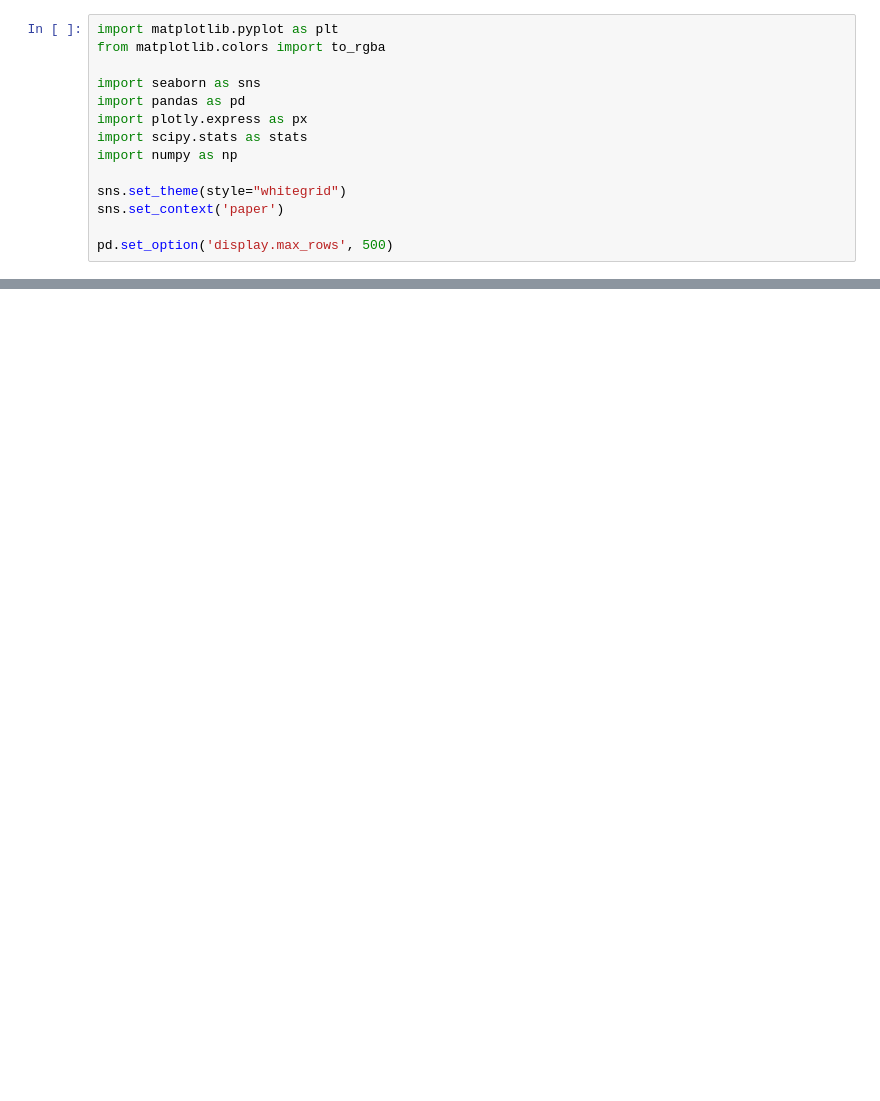
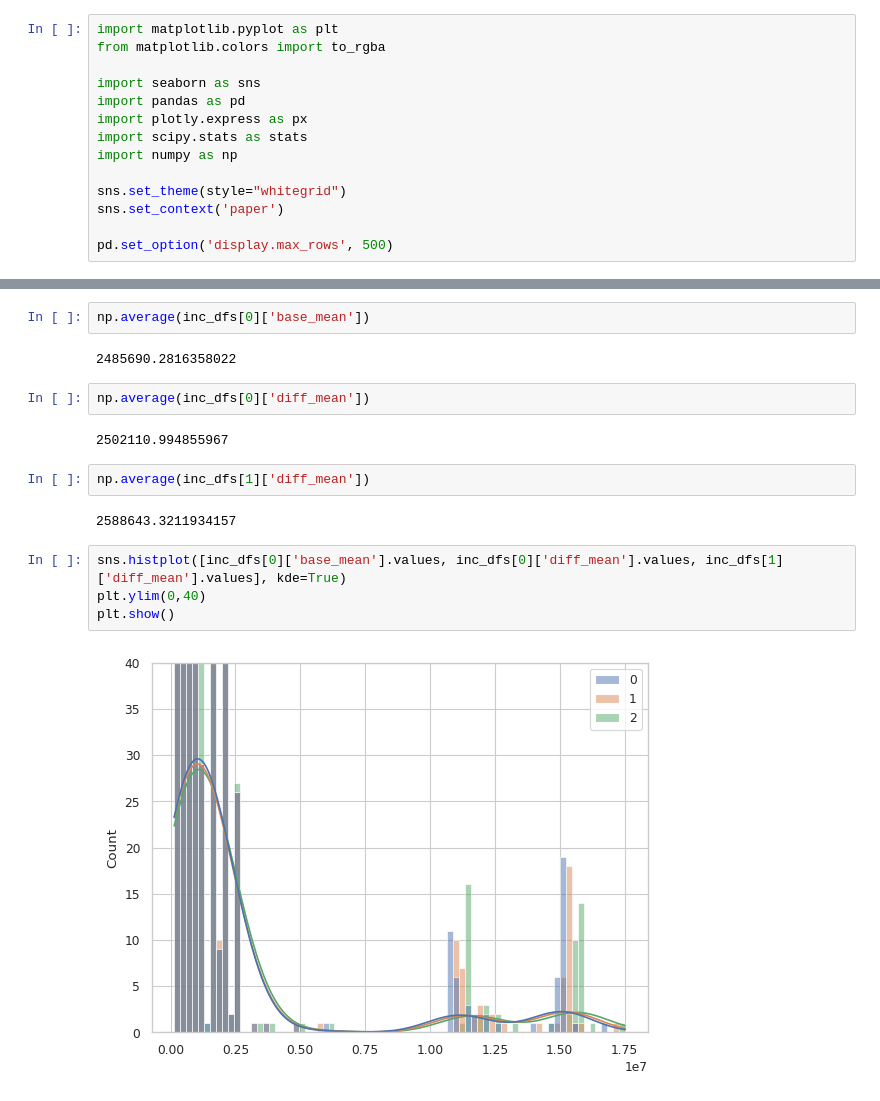
Before and after one commit to bernas670/ghc-energy, a Jupyter notebook: stats/temps.ipynb, the cells around one changed output, grey strips where cells are left out. Saved outputs shown, nothing was run; the diff lists cells and outputs as text; blank space fills up the shorter version.

```diff
--- a/stats/temps.ipynb
+++ b/stats/temps.ipynb
@@ -92,0 +137,18 @@ plt.show()
+# %%
+np.average(inc_dfs[0]['base_mean'])
+# %% [output]
+2485690.2816358022
+# %%
+np.average(inc_dfs[0]['diff_mean'])
+# %% [output]
+2502110.994855967
+# %%
+np.average(inc_dfs[1]['diff_mean'])
+# %% [output]
+2588643.3211934157
+# %%
+sns.histplot([inc_dfs[0]['base_mean'].values, inc_dfs[0]['diff_mean'].values, inc_dfs[1]['diff_mean'].values], kde=True)
+plt.ylim(0,40)
+plt.show()
+# %% [output]
+[figure, added]
```
Also changed, not shown: parts of 6 cells of this notebook, 29 other files.
